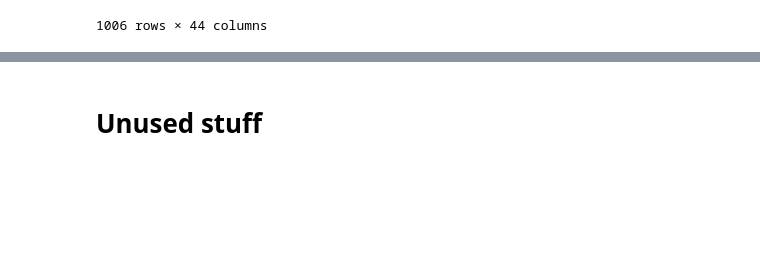
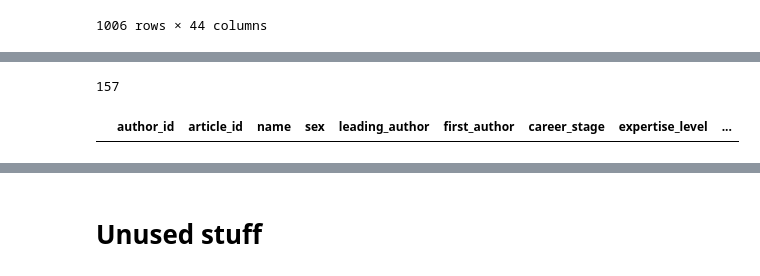
Before and after one commit to jcblemai/drosophila-reproducibility, a Jupyter notebook: preprocess_xlsx.ipynb, the cells around one changed output, grey strips where cells are left out. Drawn from its saved outputs; the diff is of its cells as text; code cells hidden in the pictures; blank space fills up the shorter version.

```diff
--- a/preprocess_xlsx.ipynb
+++ b/preprocess_xlsx.ipynb
@@ -263,0 +279,15 @@ first_author_all.to_csv("preprocessed_data/first_author_claims.csv", index=False
+# %%
+leading_authors_covar = leading_authors_claims.drop(columns=plot_info.assessment_columns + ["Articles", "Major claims"])
+# %%
+len(authors_db[authors_db["leading_author"]]["author_key"].unique())
+# %% [output]
+157
+# %%
+leading_authors_db = authors_db[authors_db["leading_author"]].copy()
+leading_author_all = pd.merge(leading_authors_db, leading_authors_covar, how="left",
+                        left_on="author_key", right_on="last_author_key", suffixes=("_db", "_covar"))
+print(len(leading_authors_db.author_key.unique()), len(leading_authors_covar.last_author_key.unique()), len(leading_author_all.author_key.unique()))
+# %%
+leading_author_all[leading_author_all.Name.isna()]
+# %% [output]
+|  | author_id | article_id | name | sex | leading_author | first_author | career_stage | expertise_level | ... |
```
Also changed, not shown: parts of 10 cells of this notebook, 3 other files.
